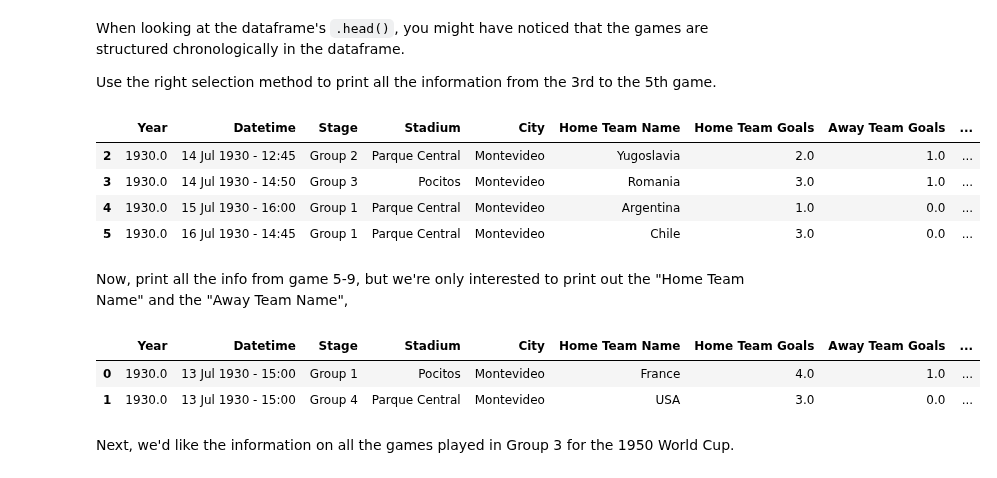
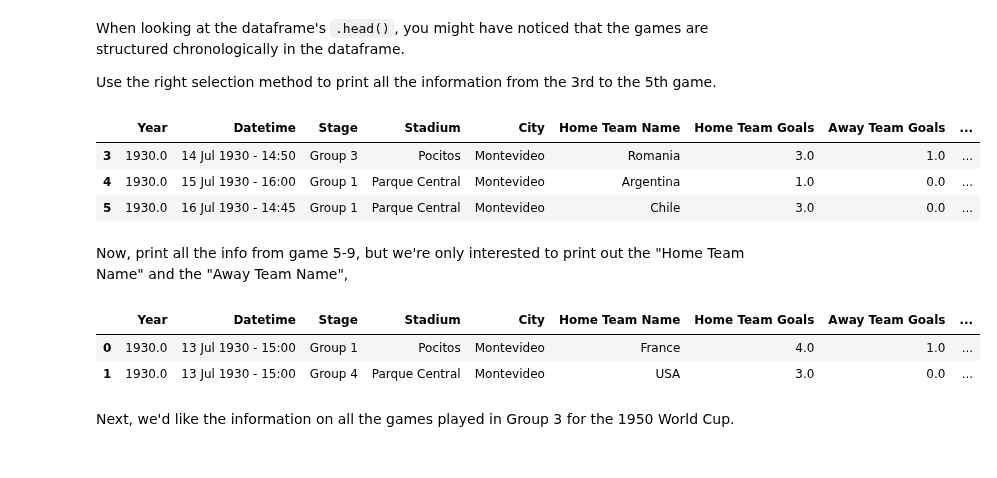
Before and after one commit to oh-hyun-joo/dsc-1-03-09-accessing-data-within-pandas-lab-online-ds-pt-100118, a Jupyter notebook: index.ipynb, the cells around one changed output. Cells and saved outputs as stored; diff of their text form; code cells hidden in the pictures.

```diff
--- a/index.ipynb
+++ b/index.ipynb
@@ -100,21 +100,20 @@ When looking at the dataframe's `.head()`, you might have noticed that the games
 
 Use the right selection method to print all the information from the 3rd to the 5th game.
 # %%
-df.iloc[2:6]
+df.iloc[3:6]
 # %% [output]
 |  | Year | Datetime | Stage | Stadium | City | Home Team Name | Home Team Goals | Away Team Goals | ... |
-| 2 | 1930.0 | 14 Jul 1930 - 12:45 | Group 2 | Parque Central | Montevideo | Yugoslavia | 2.0 | 1.0 | ... |
 | 3 | 1930.0 | 14 Jul 1930 - 14:50 | Group 3 | Pocitos | Montevideo | Romania | 3.0 | 1.0 | ... |
 | 4 | 1930.0 | 15 Jul 1930 - 16:00 | Group 1 | Parque Central | Montevideo | Argentina | 1.0 | 0.0 | ... |
 | 5 | 1930.0 | 16 Jul 1930 - 14:45 | Group 1 | Parque Central | Montevideo | Chile | 3.0 | 0.0 | ... |
 # %% [markdown]
 Now, print all the info from game 5-9, but we're only interested to print out the "Home Team Name" and the "Away Team Name",
-# %%
-df.head(2)
-# %% [output]
-|  | Year | Datetime | Stage | Stadium | City | Home Team Name | Home Team Goals | Away Team Goals | ... |
-| 0 | 1930.0 | 13 Jul 1930 - 15:00 | Group 1 | Pocitos | Montevideo | France | 4.0 | 1.0 | ... |
-| 1 | 1930.0 | 13 Jul 1930 - 15:00 | Group 4 | Parque Central | Montevideo | USA | 3.0 | 0.0 | ... |
+# %%
+df.loc(5:10)
+# %% [output]
+|  | Year | Datetime | Stage | Stadium | City | Home Team Name | Home Team Goals | Away Team Goals | ... |
+| 0 | 1930.0 | 13 Jul 1930 - 15:00 | Group 1 | Pocitos | Montevideo | France | 4.0 | 1.0 | ... |
+| 1 | 1930.0 | 13 Jul 1930 - 15:00 | Group 4 | Parque Central | Montevideo | USA | 3.0 | 0.0 | ... |
 # %% [markdown]
 Next, we'd like the information on all the games played in Group 3 for the 1950 World Cup.
 # %%
```
